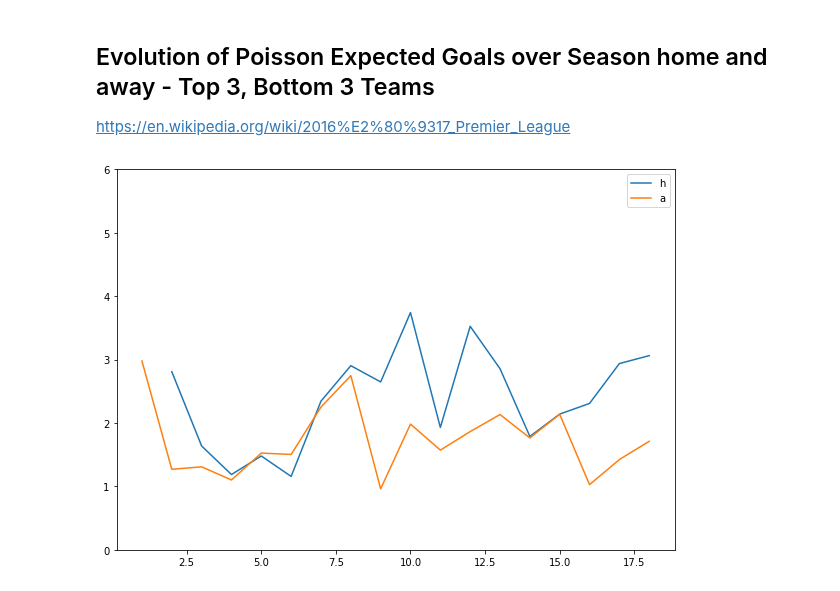
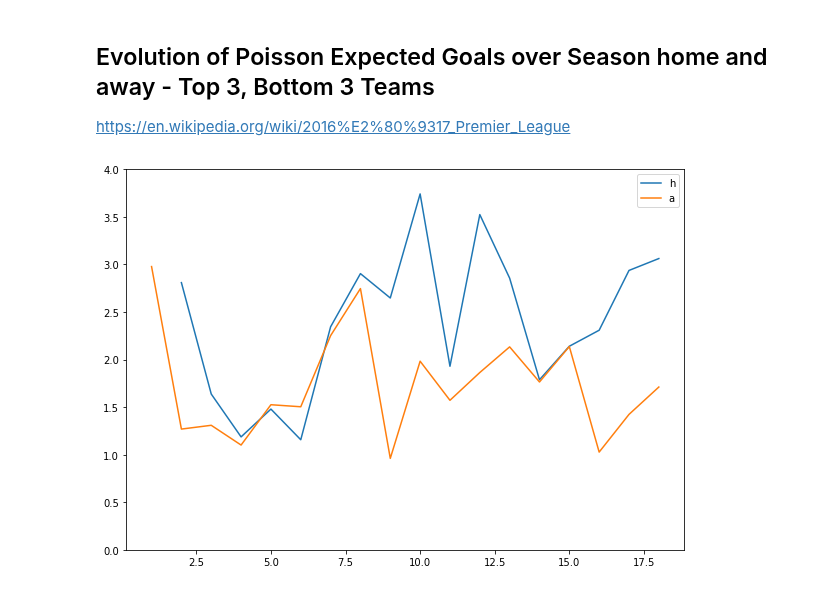
Before and after one commit to DMacGillivray/soccer-predictions, a Jupyter notebook: notebooks/003.05 Features - Logistic Regression Power Ranking.ipynb, the cells around one changed output. Cells and saved outputs as stored; diff of their text form; code cells hidden in the pictures.

```diff
--- a/notebooks/003.05 Features - Logistic Regression Power Ranking.ipynb
+++ b/notebooks/003.05 Features - Logistic Regression Power Ranking.ipynb
@@ -727,17 +727,17 @@ https://en.wikipedia.org/wiki/2016%E2%80%9317_Premier_League
 # %%
 team = 'Chelsea'
 crit1 = df['h'] == team
 crit2 = df['a'] == team
 df_team = df[crit1 | crit2]
 
 fig, ax = plt.subplots(figsize=(10,7))
 ax.plot(df_team[df['h'] == team]['h_poissPred'].values, label='h')
 ax.plot(df_team[df['a'] == team]['a_poissPred'].values, label='a')
-ax.set_ylim((0,6))
+ax.set_ylim((0,4))
 plt.legend()
 plt.show();
 # %% [output]
-[figure, old version]
+[figure, new version]
 # %%
 team = 'Tottenham'
 crit1 = df['h'] == team
```
Also changed, not shown: parts of 8 cells of this notebook, 13 other files.
